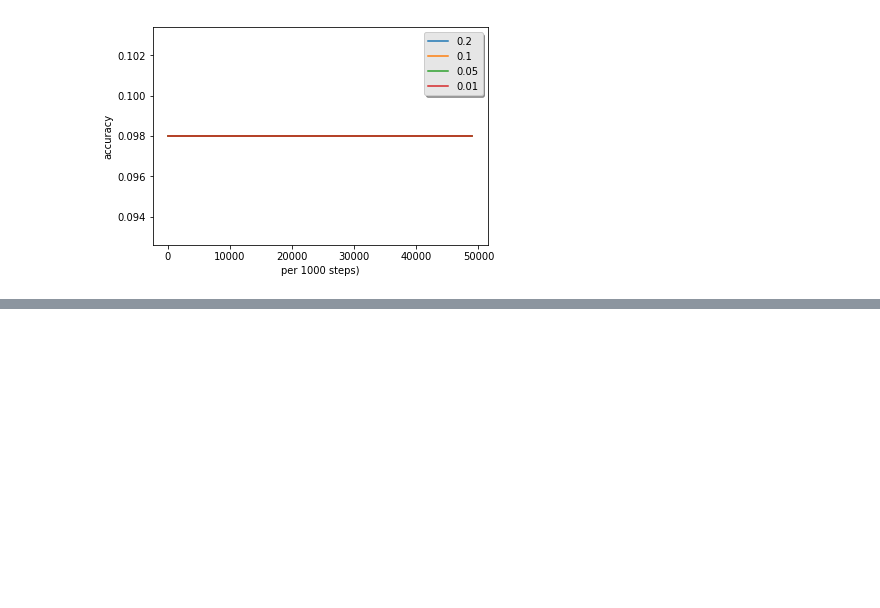
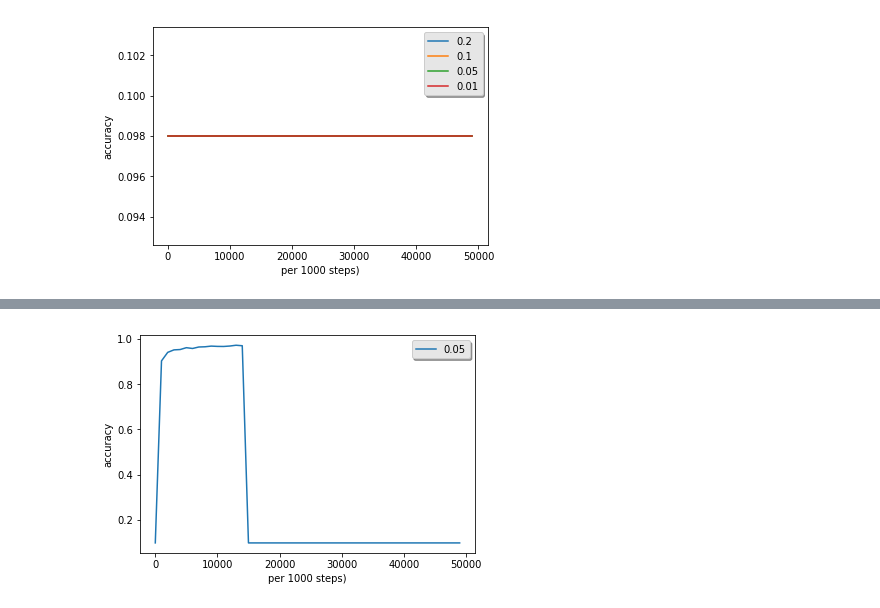
Before and after one commit to RookieDay/Deep_Learning, a Jupyter notebook: 2018_DeepLerning/02_ML/02_ML_02/for_ mnist_multi_layer.ipynb, the cells around one changed output, grey strips where cells are left out. Saved outputs shown, nothing was run; the diff lists cells and outputs as text; code cells hidden in the pictures; blank space fills up the shorter version.

```diff
--- a/2018_DeepLerning/02_ML/02_ML_02/for_ mnist_multi_layer.ipynb
+++ b/2018_DeepLerning/02_ML/02_ML_02/for_ mnist_multi_layer.ipynb
@@ -196,0 +295,13 @@ plt.show()
+# %%
+# 绘制不同学习率 accuracy的曲线
+learning_rate = [0.05]
+for lr in learning_rate:
+    plt.plot(models_lx[str(lr)]['steps'],models_lx[str(lr)]['accuracy_s'],label=str(lr))
+plt.ylabel('accuracy')
+plt.xlabel('per 1000 steps)')
+legend = plt.legend(loc='best',shadow=True)
+frame = legend.get_frame()
+frame.set_facecolor('0.90')
+plt.show()
+# %% [output]
+[figure, added]
```
Also changed, not shown: parts of 12 cells of this notebook.
